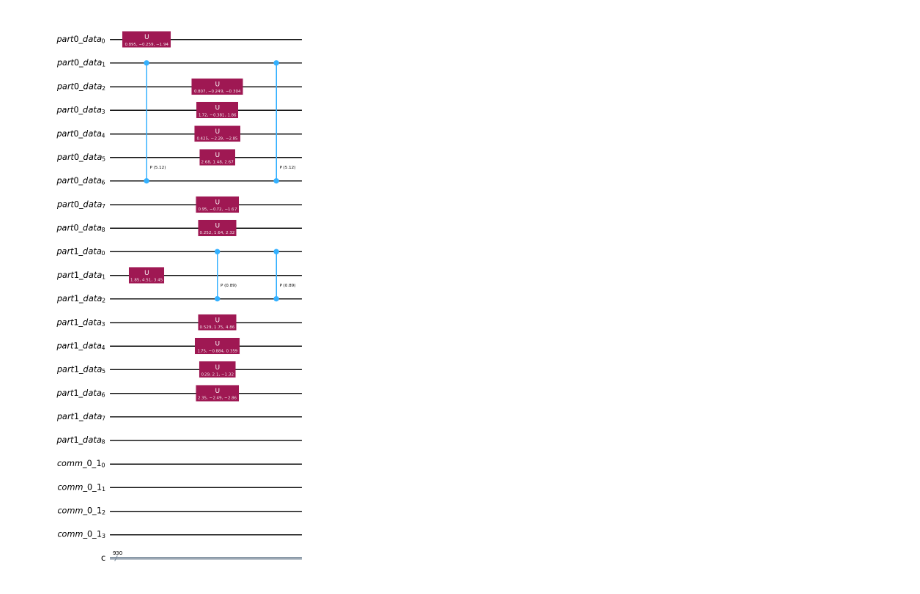
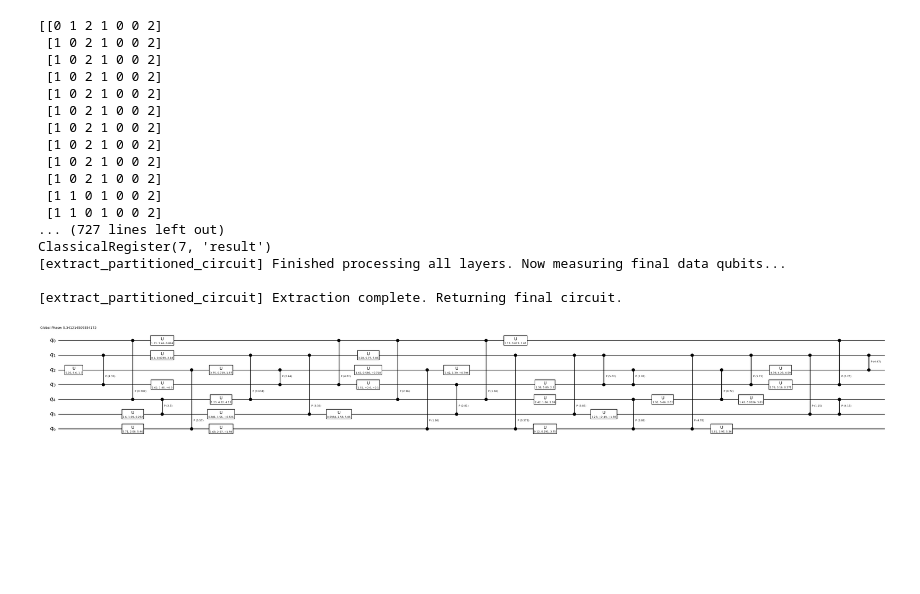
Before and after one commit to felix-burt/DISQCO, a Jupyter notebook: circuit_extraction.ipynb, the cells around one changed output. Drawn from its saved outputs; the diff is of its cells as text; code cells hidden in the pictures; blank space fills up the shorter version.

Commit message:
Added circuit extractor

```diff
--- a/circuit_extraction.ipynb
+++ b/circuit_extraction.ipynb
@@ -355,4 +97,0 @@ def extract_partitioned_circuit(hgraph,
-# %%
-print(assignment)
-
-circuit = extract_partitioned_circuit(graph, assignment, qpu_info, comm_qubits_per_pair=4)
@@ -377,4 +1391,26 @@ Time edge: ((15, 0), (15, 1)) from 1 to 1
+# %%
+print(assignment)
+
+circuit2 = extract_partitioned_circuit(layers_ungrouped, assignment, num_qubits, qpu_info, comm_qubits=[2 for i in range(num_partitions)])
+# %% [output]
+[[0 1 2 1 0 0 2]
+ [1 0 2 1 0 0 2]
+ [1 0 2 1 0 0 2]
+ [1 0 2 1 0 0 2]
+ [1 0 2 1 0 0 2]
+ [1 0 2 1 0 0 2]
+ [1 0 2 1 0 0 2]
+ [1 0 2 1 0 0 2]
+ [1 0 2 1 0 0 2]
+ [1 0 2 1 0 0 2]
+ [1 1 0 1 0 0 2]
+ [1 1 0 1 0 0 2]
+... (727 lines left out)
+ClassicalRegister(7, 'result')
+[extract_partitioned_circuit] Finished processing all layers. Now measuring final data qubits...
+
+[extract_partitioned_circuit] Extraction complete. Returning final circuit.
 # %%
-circuit.draw('mpl')
+circuit.draw('mpl', fold=100, style='bw')
 # %% [output]
-[figure, old version]
+[figure, new version]
```
Also changed, not shown: parts of 18 cells of this notebook, 10 other files.
